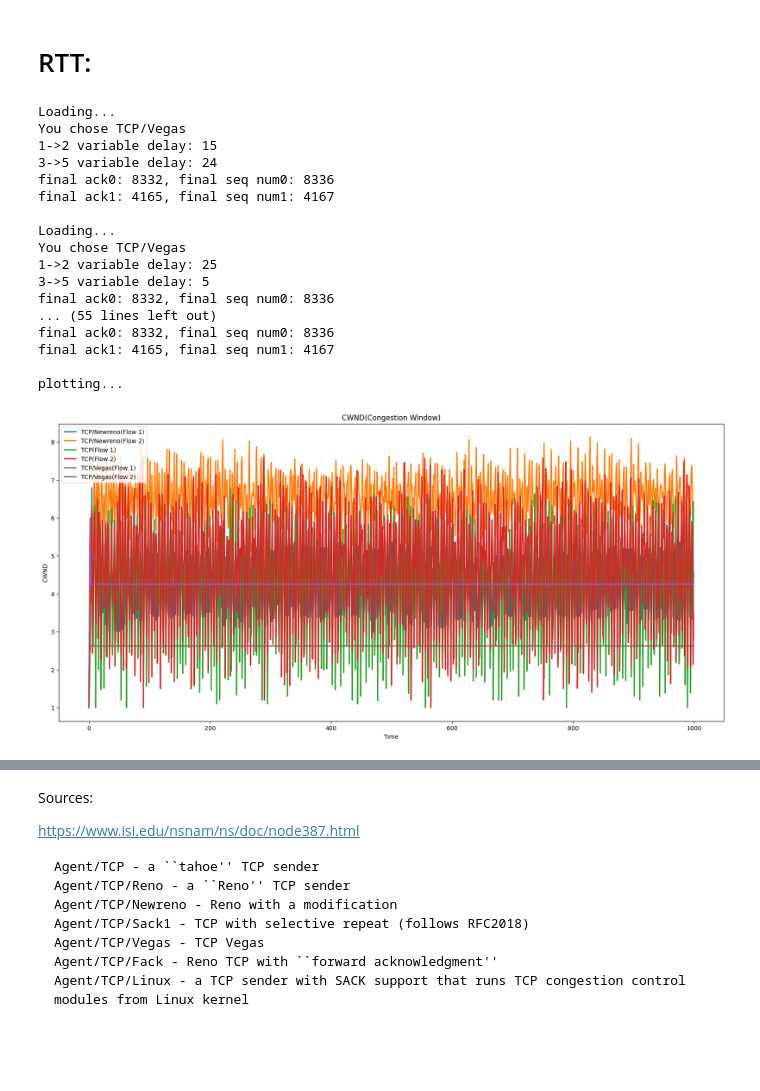
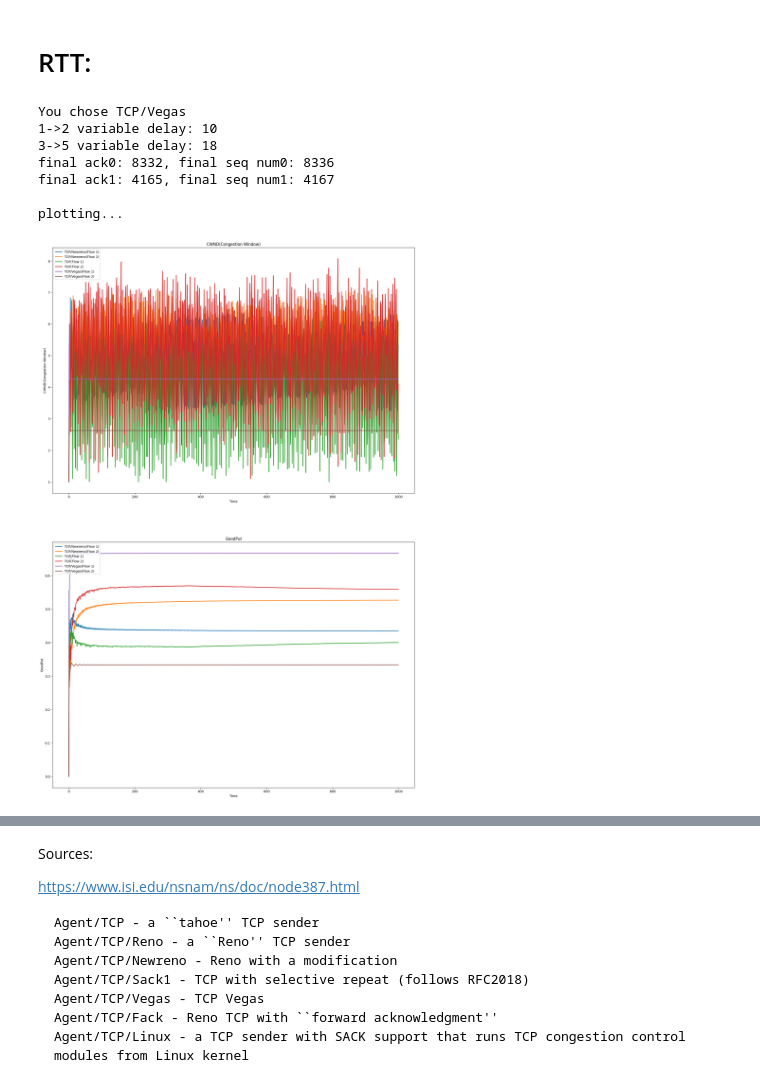
Before and after one commit to mohsenfayyaz/cn_ca_02_NS2, a Jupyter notebook: Report.ipynb, the cells around one changed output, grey strips where cells are left out. Drawn from its saved outputs; the diff is of its cells as text; code cells hidden in the pictures; blank space fills up the shorter version.

Commit message:
Implement plotting goodPut

```diff
--- a/Report.ipynb
+++ b/Report.ipynb
@@ -60,7 +60,7 @@ def shrinkLargeList(myList, newSize = 200):
     return myList[0::step]
 
 
-def graphCwnd(plt, cwndChanges, label="No Label"):
+def graphFlows(inPlt, cwndChanges, label="No Label", title="No Title"):
 #     cwndChanges = shrinkLargeList(cwndChanges)
     timeList = cwndChanges[["time"]]
     tcp0Cwnd = cwndChanges[["tcp0"]]
@@ -70,13 +70,16 @@ def graphCwnd(plt, cwndChanges, label="No Label"):
 #     print(tcp1Cwnd)
 #     plt.plot(timeList, tcp0Cwnd, '-o', label=label + "(Flow 1)", linewidth=2)
 #     plt.plot(timeList, tcp1Cwnd, '-o', label=label + "(Flow 2)", linewidth=2)
-    plt.plot(timeList, tcp0Cwnd, label=label + "(Flow 1)", linewidth=2)
-    plt.plot(timeList, tcp1Cwnd, label=label + "(Flow 2)", linewidth=2)
+    inPlt.plot(timeList, tcp0Cwnd, label=label + "(Flow 1)", linewidth=2)
+    inPlt.plot(timeList, tcp1Cwnd, label=label + "(Flow 2)", linewidth=2)
 
-    plt.title("CWND(Congestion Window)")
-    plt.xlabel("Time")
-    plt.ylabel("CWND")
-    plt.legend(loc="upper left")
+    inPlt.set_title(title)
+    inPlt.set(xlabel='Time', ylabel=title)
+#     inPlt.mset(xlabel='Time', ylabel=title)
+#     plt.set_xlabel("Time")
+#     plt.set_ylabel(title)
+    inPlt.legend(loc="upper left")
+
 #     plt.setp(plt.gca().get_xticklabels(), rotation=90, horizontalalignment='right')
 #     plt.gca().set_xticks(plt.gca().get_xticks()[::5])
 #     plt.gca().set_yticks(plt.gca().get_yticks()[::10])
@@ -89,65 +92,62 @@ def retrieveCwndChanges(fileAddress):
             lineWords = ' '.join(line.split()).strip().split(" ")
             cwndChanges.append([float(lineWords[0]), float(lineWords[1]), float(lineWords[2])])
     return cwndChanges
 
 
-def cwnd():
-    fig = plt.figure(figsize=(20, 9))
+def runNs(tcpAlgorithm):
+    print("Loading...")
+    os.system('ns main.tcl ' + tcpAlgorithm + ' > tmp')
+    cls()
+    print(open('tmp', 'r').read())
+    os.remove('tmp')
+
+
+
+def main():
+#     TCP is Tahoe
+    fig = plt.figure(figsize=(20, 30))
+    pltCwnd = fig.add_subplot(2,1,1)
+    pltGoodPut = fig.add_subplot(2,1,2)
+
     for tcpAlgorithm in ["TCP/Newreno", "TCP", "TCP/Vegas"]:
-        algorithmCwndChanges = pd.DataFrame()
-        cls()
         for i in range(0, 10):
-            print("Loading...")
-            os.system('ns main.tcl ' + tcpAlgorithm + ' > tmp')
-            print(open('tmp', 'r').read())
-            os.remove('tmp')
-            newDF = pd.DataFrame(retrieveCwndChanges("output/cwnd.out"), columns=['time','tcp0','tcp1'])
+            runNs(tcpAlgorithm)
+            newCwndDF = pd.DataFrame(retrieveCwndChanges("output/cwnd.out"), columns=['time','tcp0','tcp1'])
+            newGoodPutDF = pd.DataFrame(retrieveCwndChanges("output/gp.out"), columns=['time','tcp0','tcp1'])
             if(i == 0):
-                algorithmCwndChanges = newDF
+                cwndDF = newCwndDF
+                goodPutDF = newGoodPutDF
             else:
-                algorithmCwndChanges = algorithmCwndChanges.add(newDF, fill_value=0)
-#             print(algorithmCwndChanges)
+                cwndDF = cwndDF.add(newCwndDF, fill_value=0)
+                goodPutDF = goodPutDF.add(newGoodPutDF, fill_value=0)
 
-        algorithmCwndChanges = algorithmCwndChanges / 10
-#         print(algorithmCwndChanges)
-        graphCwnd(plt, algorithmCwndChanges, tcpAlgorithm)
+        cwndDF = cwndDF / 10
+        goodPutDF = goodPutDF / 10
+        graphFlows(pltCwnd, cwndDF, label=tcpAlgorithm, title="CWND(Congestion Window)")
+        graphFlows(pltGoodPut, goodPutDF, label=tcpAlgorithm, title="GoodPut")
 
     print("plotting...")
     plt.show()
-
-def main():
-#     TCP is Tahoe
-    cwnd()
 
 
 #     with open('test3', 'r') as file:
 #         pac_map = file.read().splitlines()
 
 #     characterized_map = list()
 #     for line in pac_map:
 #         characterized_map.append(list(line))
 
 
 main()
 # %% [output]
-Loading...
 You chose TCP/Vegas
-1->2 variable delay: 15
-3->5 variable delay: 24
-final ack0: 8332, final seq num0: 8336
-final ack1: 4165, final seq num1: 4167
-
-Loading...
-You chose TCP/Vegas
-1->2 variable delay: 25
-3->5 variable delay: 5
-final ack0: 8332, final seq num0: 8336
-... (55 lines left out)
+1->2 variable delay: 10
+3->5 variable delay: 18
 final ack0: 8332, final seq num0: 8336
 final ack1: 4165, final seq num1: 4167
 
 plotting...
-[figure, old version]
+[figure, new version]
 # %% [markdown]
 <table style="width:100%;">
     <tr></tr>
```
Also changed, not shown: parts of 1 cell of this notebook, 1 other file.
